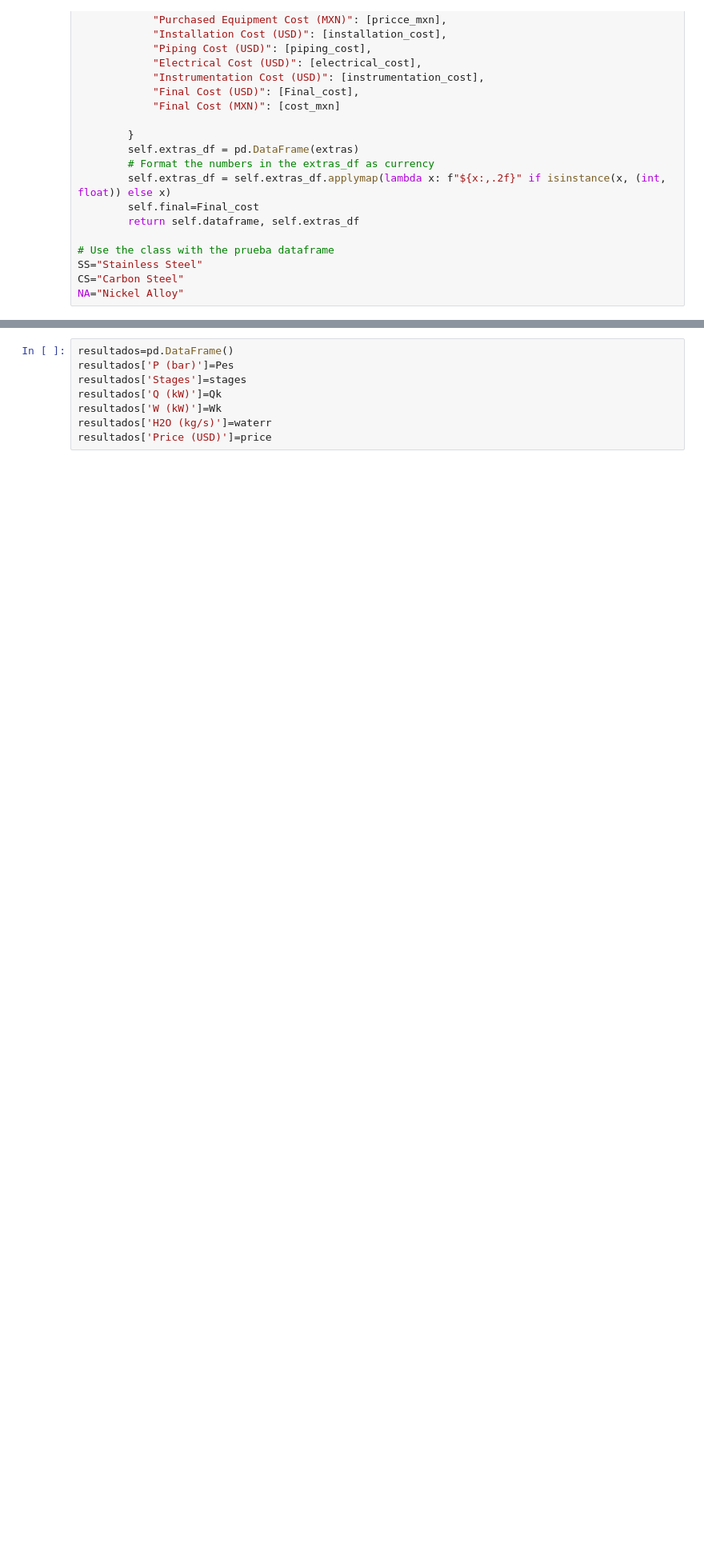
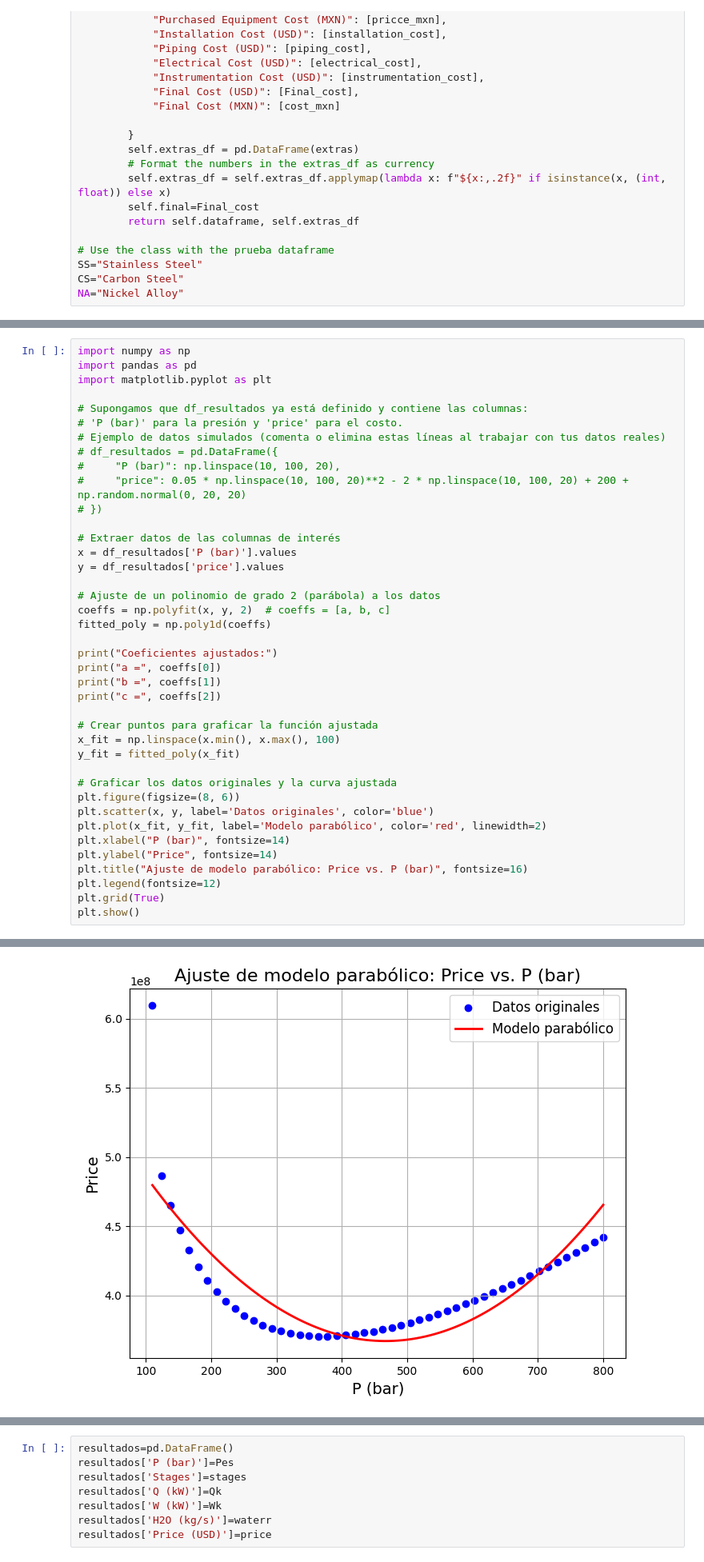
Before and after one commit to SOTO729/8vo, a Jupyter notebook: Dimensionamiento de Equipos/Sistema de Compresión.ipynb, the cells around one changed output, grey strips where cells are left out. Shown at 80% size. Saved outputs shown, nothing was run; the diff lists cells and outputs as text; blank space fills up the shorter version.

```diff
--- a/Dimensionamiento de Equipos/Sistema de Compresión.ipynb
+++ b/Dimensionamiento de Equipos/Sistema de Compresión.ipynb
@@ -253,0 +929,41 @@ Pes=list(np.linspace(40,1300))
+# %%
+import numpy as np
+import pandas as pd
+import matplotlib.pyplot as plt
+
+# Supongamos que df_resultados ya está definido y contiene las columnas:
+# 'P (bar)' para la presión y 'price' para el costo.
+# Ejemplo de datos simulados (comenta o elimina estas líneas al trabajar con tus datos reales)
+# df_resultados = pd.DataFrame({
+#     "P (bar)": np.linspace(10, 100, 20),
+#     "price": 0.05 * np.linspace(10, 100, 20)**2 - 2 * np.linspace(10, 100, 20) + 200 + np.random.normal(0, 20, 20)
+# })
+
+# Extraer datos de las columnas de interés
+x = df_resultados['P (bar)'].values
+y = df_resultados['price'].values
+
+# Ajuste de un polinomio de grado 2 (parábola) a los datos
+coeffs = np.polyfit(x, y, 2)  # coeffs = [a, b, c]
+fitted_poly = np.poly1d(coeffs)
+
+print("Coeficientes ajustados:")
+print("a =", coeffs[0])
+print("b =", coeffs[1])
+print("c =", coeffs[2])
+
+# Crear puntos para graficar la función ajustada
+x_fit = np.linspace(x.min(), x.max(), 100)
+y_fit = fitted_poly(x_fit)
+
+# Graficar los datos originales y la curva ajustada
+plt.figure(figsize=(8, 6))
+plt.scatter(x, y, label='Datos originales', color='blue')
+plt.plot(x_fit, y_fit, label='Modelo parabólico', color='red', linewidth=2)
+plt.xlabel("P (bar)", fontsize=14)
+plt.ylabel("Price", fontsize=14)
+plt.title("Ajuste de modelo parabólico: Price vs. P (bar)", fontsize=16)
+plt.legend(fontsize=12)
+plt.grid(True)
+plt.show()
+# %% [output]
@@ -254,3 +974,4 @@ Pes=list(np.linspace(40,1300))
+[figure, added]
 # %%
 stages,temperature,Qk,Wk,waterr,price=[],[],[],[],[],[]
 for i in range(len(Pes)):
```
Also changed, not shown: parts of 16 cells of this notebook, 1 other file.
